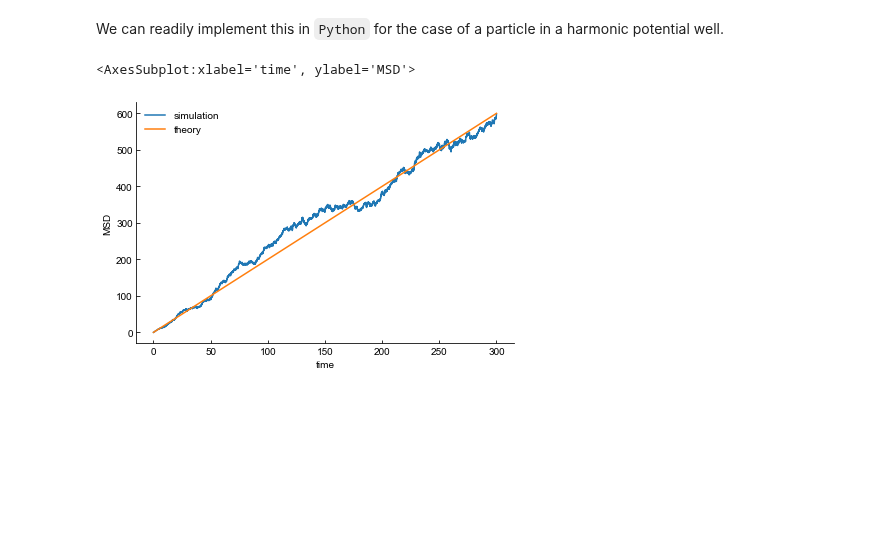
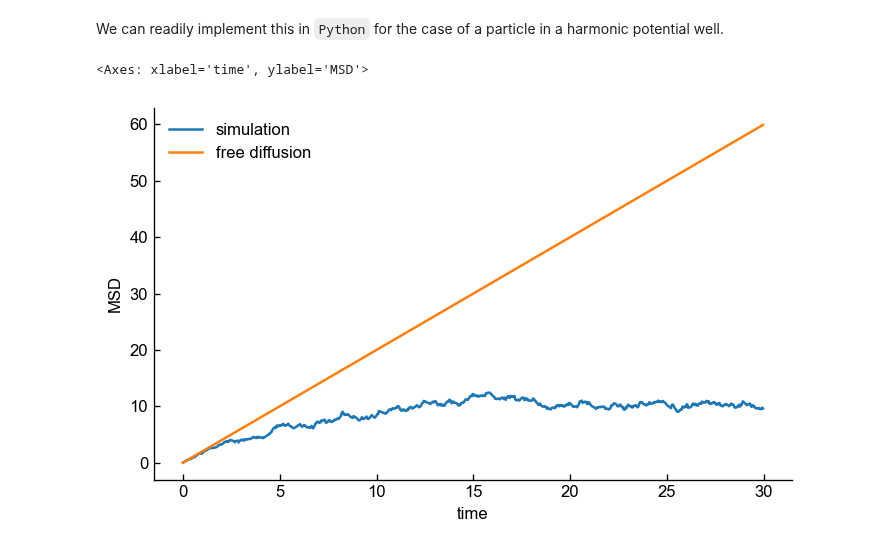
Before and after one commit to FTurci/mirror-handbook-particle-sim, a Jupyter notebook: contents/langevin.ipynb, the cells around one changed output. Drawn from its saved outputs; the diff is of its cells as text; code cells hidden in the pictures; blank space fills up the shorter version.

```diff
--- a/contents/langevin.ipynb
+++ b/contents/langevin.ipynb
@@ -764,39 +764,39 @@ def naive_ermak_harmonic(
     width = (2 * D * dt) ** 0.5
 
     # Overdamped Brownian dynamics
     positions = np.zeros((npart, ndims))
     msd = np.zeros(nsteps)
     for i in range(nsteps):
         # Store MSD
         msd[i] = np.sum(positions**2) / npart
 
         # Integration step
         for position in positions:
             noise = np.random.normal(0.0, width, ndims)
             # No external field
             force = np.zeros(ndims)
             # Harmonic potential
-            # force = - k * position
+            force = -k * position
             position += noise + force * dt / friction
 
     time = np.arange(nsteps) * dt
     return time, msd, D
 
 
 ndims = 1
 npart = 1
 spring_constant = 0.1
 friction = 1.0
 time, msd, D = naive_ermak_harmonic(
-    total_time=300.0, npart=100, ndims=ndims, k=spring_constant, friction=friction
+    total_time=30.0, npart=100, ndims=ndims, k=spring_constant, friction=friction
 )
 # Theoretical diffusive behavior in the absence of external force
-theory = 2 * ndims * D * time
-df = pd.DataFrame({"time": time, "simulation": msd, "theory": theory})
+free = 2 * ndims * D * time
+df = pd.DataFrame({"time": time, "simulation": msd, "free diffusion": free})
 df.plot(x="time", ylabel="MSD")
 # %% [output]
-<AxesSubplot:xlabel='time', ylabel='MSD'>
+<Axes: xlabel='time', ylabel='MSD'>
-[figure, old version]
+[figure, new version]
 # %%
 # Model parameters
 npart = 1
```
Also changed, not shown: 1 other file.
